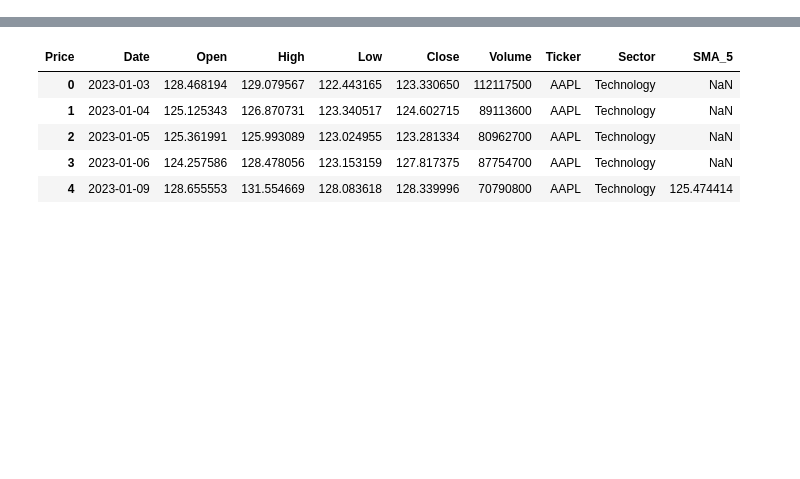
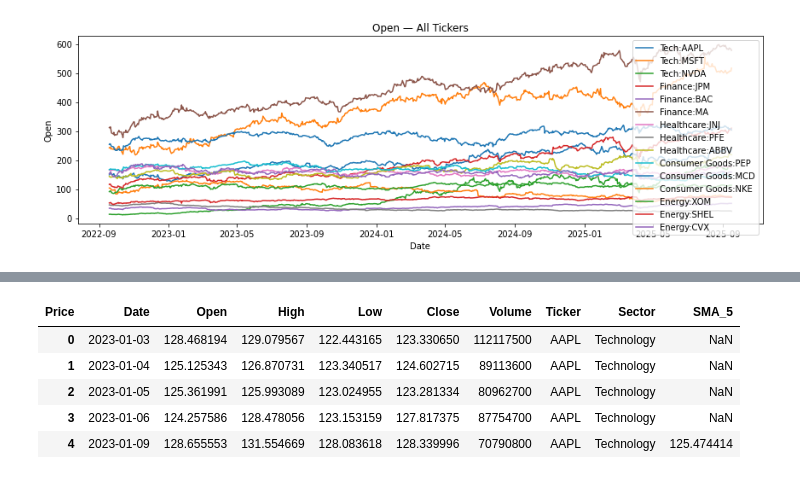
Before and after one commit to MuhammadHasifF/INF1002-P1-08-StalkingStocks, a Jupyter notebook: scripts/Algorithms testing.ipynb, the cells around one changed output, grey strips where cells are left out. Drawn from its saved outputs; the diff is of its cells as text; code cells hidden in the pictures; blank space fills up the shorter version.

```diff
--- a/scripts/Algorithms testing.ipynb
+++ b/scripts/Algorithms testing.ipynb
@@ -57,0 +156,90 @@ Index(['Date', 'Open', 'High', 'Low', 'Close', 'Volume', 'Ticker', 'Sector'], dt
+# %%
+import matplotlib.pyplot as plt
+import numpy as np
+import pandas as pd
+
+# Helper: flatten MultiIndex columns like ('Tech','AAPL') -> 'Tech:AAPL' for legible legends
+def _flatten_cols(df):
+    if isinstance(df.columns, pd.MultiIndex):
+        df = df.copy()
+        df.columns = [f"{lvl0}:{lvl1}" for lvl0, lvl1 in df.columns.to_list()]
+    return df
+
+# OPEN
+plt.figure(figsize=(12, 4))
+_flat = _flatten_cols(open_df)
+_flat.plot(ax=plt.gca(), legend=True)
+plt.title("Open — All Tickers")
+plt.xlabel("Date"); plt.ylabel("Open")
+plt.tight_layout(); plt.show()
+
+# HIGH
+plt.figure(figsize=(12, 4))
+_flat = _flatten_cols(high_df)
+_flat.plot(ax=plt.gca(), legend=True)
+plt.title("High — All Tickers")
+plt.xlabel("Date"); plt.ylabel("High")
+plt.tight_layout(); plt.show()
+
+# LOW
+plt.figure(figsize=(12, 4))
+_flat = _flatten_cols(low_df)
+_flat.plot(ax=plt.gca(), legend=True)
+plt.title("Low — All Tickers")
+plt.xlabel("Date"); plt.ylabel("Low")
+plt.tight_layout(); plt.show()
+
+# CLOSE
+plt.figure(figsize=(12, 4))
+_flat = _flatten_cols(close_df)
+_flat.plot(ax=plt.gca(), legend=True)
+plt.title("Close — All Tickers")
+plt.xlabel("Date"); plt.ylabel("Close")
+plt.tight_layout(); plt.show()
+
+# VOLUME (smoothed)
+plt.figure(figsize=(12, 4))
+_flat = _flatten_cols(volume_df.rolling(7, min_periods=1).mean())
+_flat.plot(ax=plt.gca(), legend=True)
+plt.title("Volume (7-day Rolling Mean) — All Tickers")
+plt.xlabel("Date"); plt.ylabel("Shares")
+plt.tight_layout(); plt.show()
+
+# OUTLIERS heatmap with numbers (0/1), respecting Sector/Ticker labels
+# Convert booleans → ints
+out_int = outlier_df.astype(int)
+
+# Build y-axis labels. If MultiIndex cols, use "Sector:Ticker"
+if isinstance(out_int.columns, pd.MultiIndex):
+    y_labels = [f"{s}:{t}" for s, t in out_int.columns.to_list()]
+else:
+    y_labels = list(out_int.columns)
+
+Z = out_int.values.T  # (tickers x dates) for plotting
+fig, ax = plt.subplots(figsize=(12, max(4, len(y_labels)*0.35)))
+im = ax.imshow(Z, aspect="auto", interpolation="nearest")
+
+# Colorbar and labels
+ax.set_title("Return Outliers (1 = flagged)")
+ax.set_xlabel("Time")
+ax.set_ylabel("Ticker")
+ax.set_yticks(range(len(y_labels)))
+ax.set_yticklabels(y_labels)
+
+# Optional: show fewer x ticks to avoid clutter
+ax.set_xticks(np.linspace(0, Z.shape[1]-1, num=min(10, Z.shape[1]), dtype=int))
+ax.set_xticklabels([""]*len(ax.get_xticks()))  # hide dates if too dense (keeps clean)
+
+fig.colorbar(im)
+
+# Annotate each cell with 0/1 (limit if very large to keep it fast)
+max_cells_to_annotate = 2000  # tweak if needed
+H, W = Z.shape
+if H * W <= max_cells_to_annotate:
+    for i in range(H):        # rows (tickers)
+        for j in range(W):    # cols (time)
+            ax.text(j, i, str(Z[i, j]), ha="center", va="center", fontsize=8, color="black")
+
+plt.tight_layout(); plt.show()
+# %% [output]
+[figure, added]
```
Also changed, not shown: parts of 14 cells of this notebook, 2 other files.
